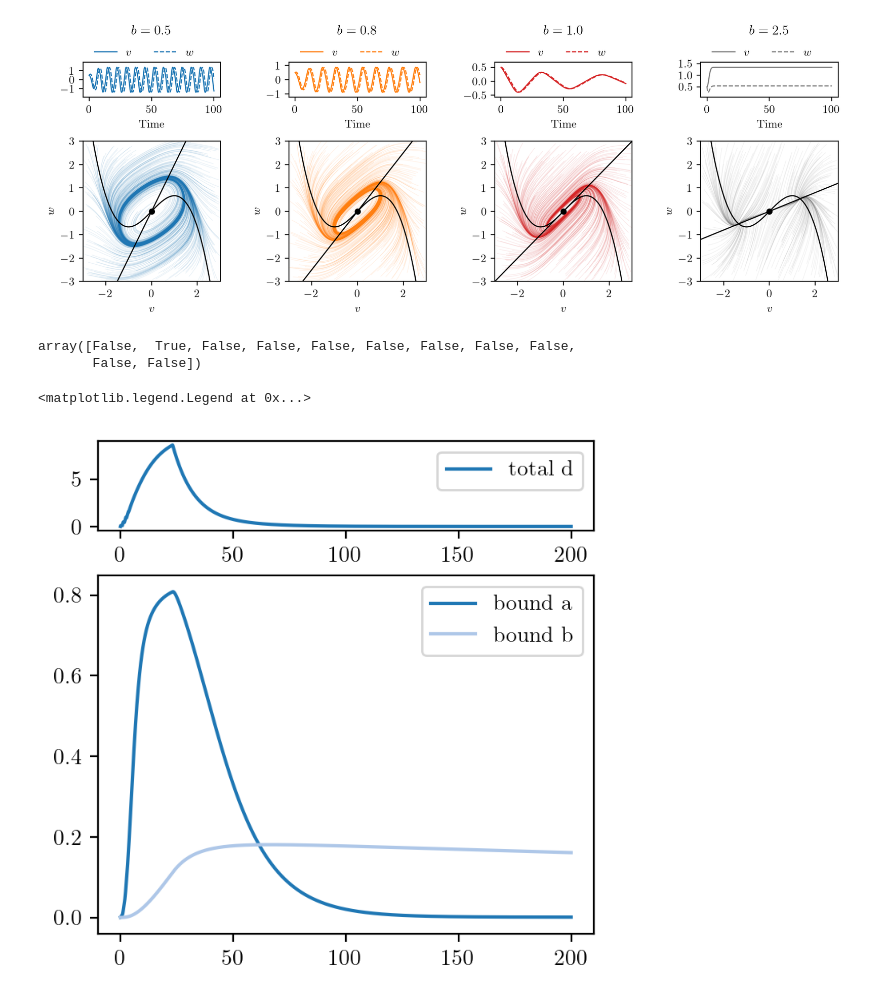
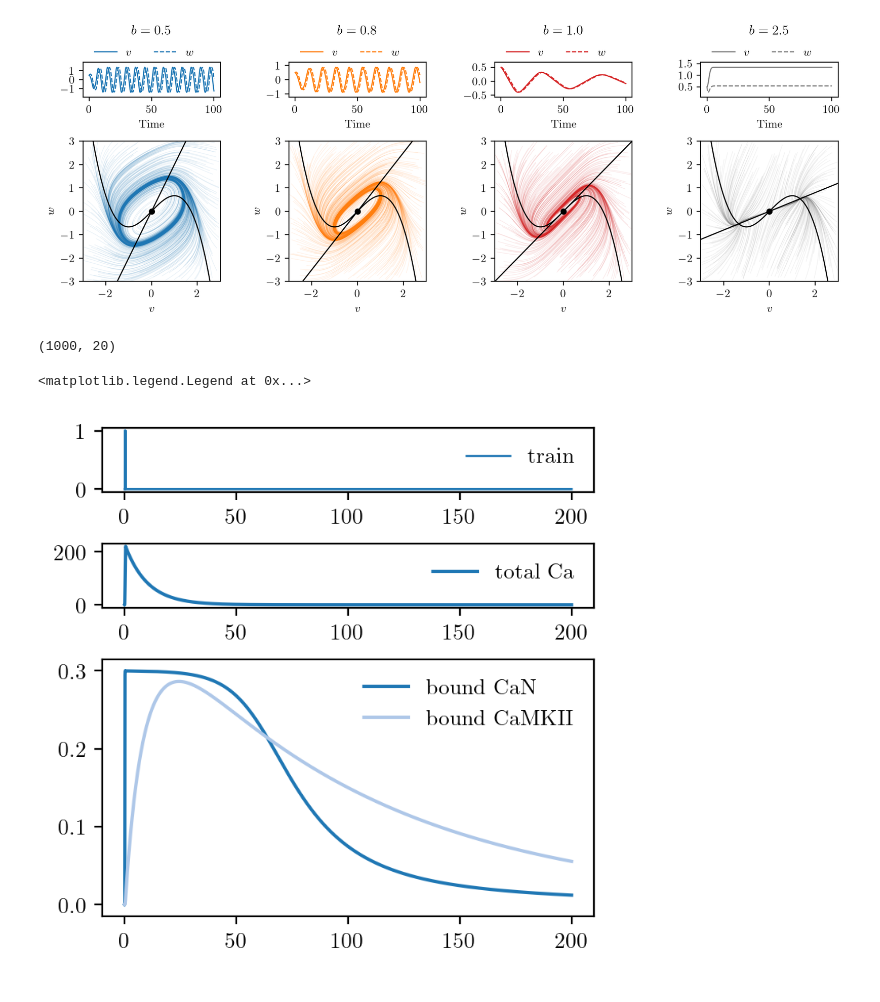
Before and after one commit to janko-petkovic/drawer, a Jupyter notebook: notebooks/FN.ipynb, the cells around one changed output. Cells and saved outputs as stored; diff of their text form; code cells hidden in the pictures.

```diff
--- a/notebooks/FN.ipynb
+++ b/notebooks/FN.ipynb
@@ -90,49 +90,63 @@ plotter(axs[:,2], b=1., color='tab:red', inset=False)
 plotter(axs[:,3], b=2.5, color='tab:gray', inset=False)
 # %% [output]
 [figure]
-# %%
-np.isclose(1,np.linspace(0,10,11))
-# %% [output]
-array([False,  True, False, False, False, False, False, False, False,
-       False, False])
+# %%
+train.shape
+# %% [output]
+(1000, 20)
 # %%
+t_end = 200
+
+times = np.linspace(0,t_end,10000)
+spike_times = np.arange(1,5)*0.1
+train = np.exp(-np.subtract.outer(times,spike_times)**2/0.0001).sum(axis=1)
+
+
 def spikes(t):
-    if np.isclose(t,np.linspace(0,21,21), atol=1e-1, rtol=1e-1).any(): return 1
-    else: return 0
+    return 1/0.001*np.exp(-(t - spike_times)**2/0.001).sum()
 
 def free_f(t,x,tau, k1,k2,k3,k4,A,B):
     d, a, b = x
     return (
         -d/tau - k1*(A-a)*d - k3*(B-b)*d + k2*a + k4*b + 1*spikes(t),
         k1*(A-a)*d - k2*a,
         k3*(B-b)*d - k4*b
     )
 
 RHS = partial(
     free_f,
     tau=10,
-    k1=.1,
+    k1=1,
     k2=.2,
-    k3=.001,
-    k4=.001,
-    A = 1,
+    k3=.0002,
+    k4=.01,
+    A = .3,
     B = 1,
 )
 
 res = solve_ivp(RHS, t_span=[0,200], y0=[0,0,0], method='LSODA', max_step=1e-1)
 
 
-fig, axs = plt.subplots(2,1,figsize=(4,4), height_ratios=(1,4), dpi=200)
+fig, axs = plt.subplots(3,1,figsize=(4,4), height_ratios=(1,1,4), dpi=200)
+fig.subplots_adjust(hspace=0.4)
+
 
 ax = axs[0]
-ax.plot(res.t, res.y[0], label='total d')
-ax.legend()
+ax.plot(times, train, label='train', linewidth=1)
+ax.legend(frameon=False)
+# ax.set_
+
 
 ax = axs[1]
-ax.plot(res.t, res.y[1], label='bound a')
-ax.plot(res.t, res.y[2], label='bound b')
+ax.plot(res.t, res.y[0], label='total Ca')
+ax.legend(frameon=False)
+
+ax = axs[2]
+ax.plot(res.t, res.y[1], label='bound CaN')
+ax.plot(res.t, res.y[2], label='bound CaMKII')
 # plt.plot(res.t, res.y[2], label='d')
-ax.legend()
+# ax.set_ylim(0,0.03)
+ax.legend(frameon=False)
 # %% [output]
 <matplotlib.legend.Legend at 0x...>
-[figure, old version]
+[figure, new version]
```
Also changed, not shown: 1 other file.
